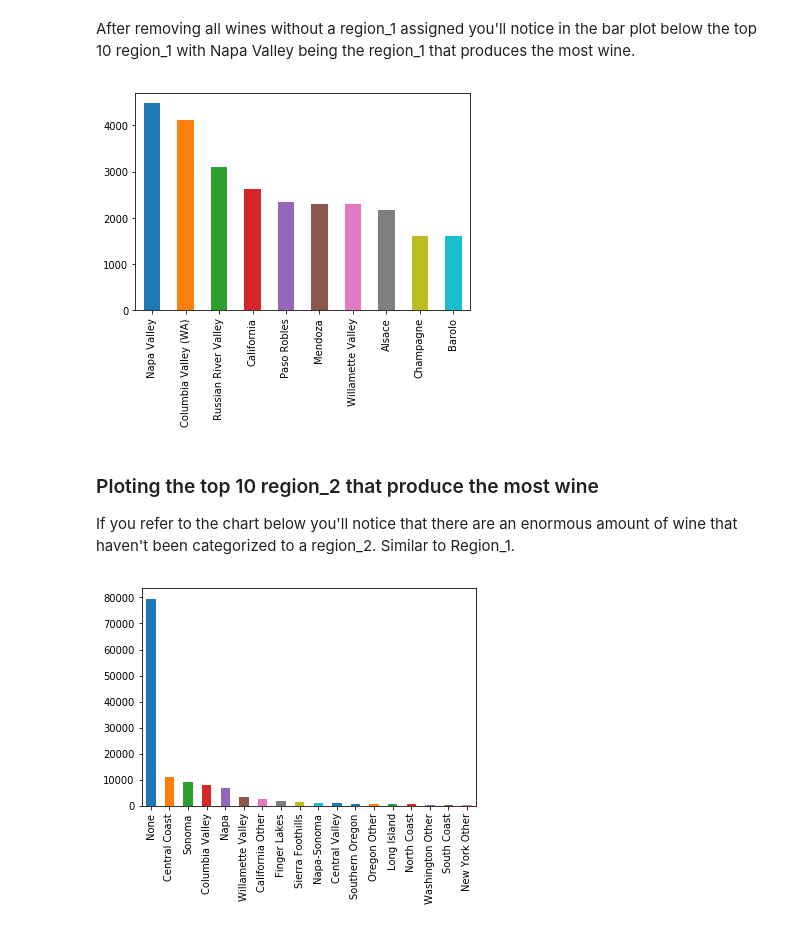
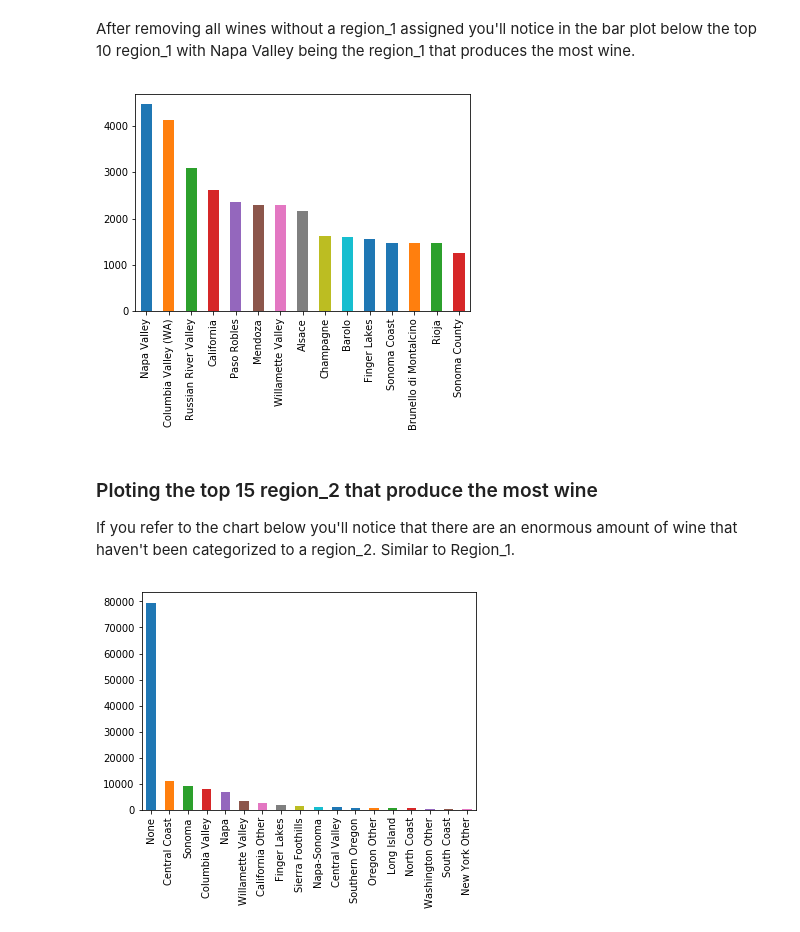
Before and after one commit to evanrosa/wine-ML-capstone-2018, a Jupyter notebook: 02-EDA.ipynb, the cells around one changed output. Drawn from its saved outputs; the diff is of its cells as text; code cells hidden in the pictures.

```diff
--- a/02-EDA.ipynb
+++ b/02-EDA.ipynb
@@ -184,11 +184,11 @@ wine.region_1.value_counts().head(10).plot(kind='bar');
 # %% [markdown]
 After removing all wines without a region_1 assigned you'll notice in the bar plot below the top 10 region_1 with Napa Valley being the region_1 that produces the most wine.
 # %%
-wine.loc[wine['region_1'] != 'None', :].region_1.value_counts().head(10).plot(kind='bar');
+wine.loc[wine['region_1'] != 'None', :].region_1.value_counts().head(15).plot(kind='bar');
 # %% [output]
-[figure, old version]
+[figure, new version]
 # %% [markdown]
-### Ploting the top 10 region_2 that produce the most wine
+### Ploting the top 15 region_2 that produce the most wine
 
 If you refer to the chart below you'll notice that there are an enormous amount of wine that haven't been categorized to a region_2. Similar to Region_1.
 # %%
```
Also changed, not shown: parts of 2 cells of this notebook, 1 other file.
